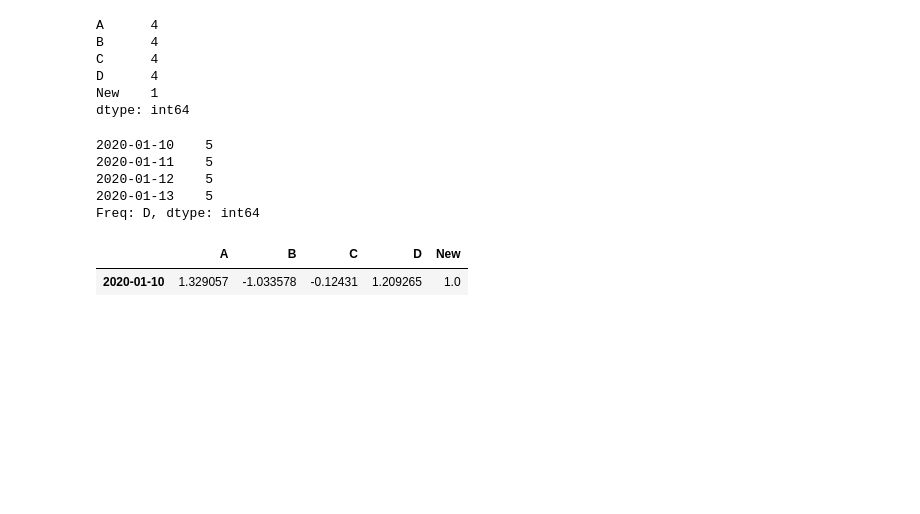
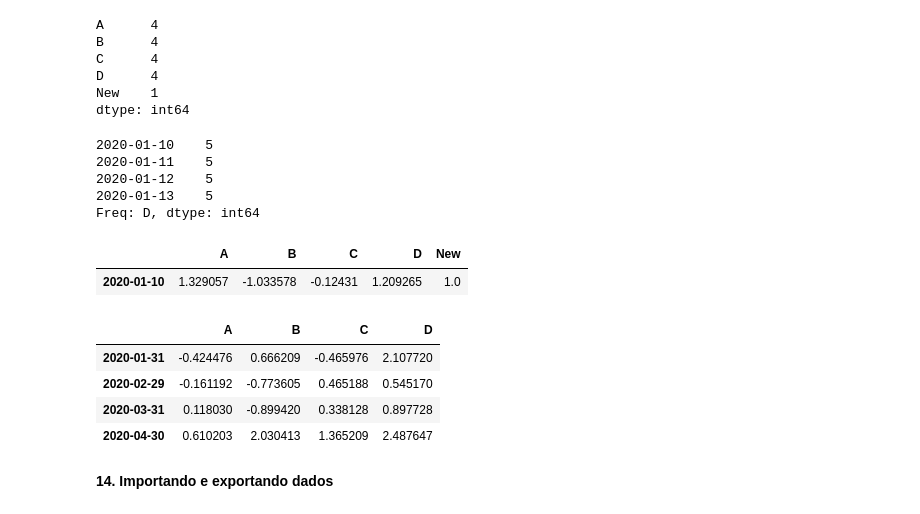
Before and after one commit to CarlosLeandro09/Radiology, a Jupyter notebook: Um_pouco_de_Pandas.ipynb, the cells around one changed output. Cells and saved outputs as stored; diff of their text form; code cells hidden in the pictures; blank space fills up the shorter version.

```diff
--- a/Um_pouco_de_Pandas.ipynb
+++ b/Um_pouco_de_Pandas.ipynb
@@ -643,3 +643,15 @@ df13
 # %% [output]
 |  | A | B | C | D | New |
 | 2020-01-10 | 1.329057 | -1.033578 | -0.12431 | 1.209265 | 1.0 |
+# %%
+datas3 = pd.date_range('20200110', periods=4, freq= 'M')
+dataframe = pd.DataFrame(np.random.randn(4,4), index=datas3,columns=list('ABCD'))
+dataframe.sort_values(by=['A'],axis=0,ascending=True)
+# %% [output]
+|  | A | B | C | D |
+| 2020-01-31 | -0.424476 | 0.666209 | -0.465976 | 2.107720 |
+| 2020-02-29 | -0.161192 | -0.773605 | 0.465188 | 0.545170 |
+| 2020-03-31 | 0.118030 | -0.899420 | 0.338128 | 0.897728 |
+| 2020-04-30 | 0.610203 | 2.030413 | 1.365209 | 2.487647 |
+# %% [markdown]
+**14. Importando e exportando dados**
```
Also changed, not shown: parts of 12 cells of this notebook.
